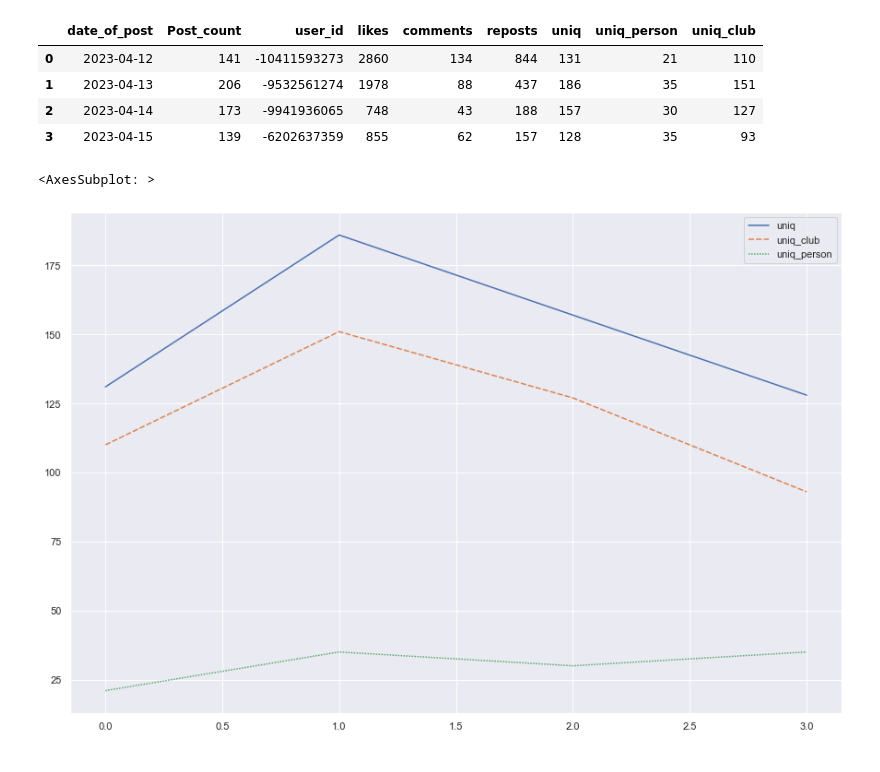
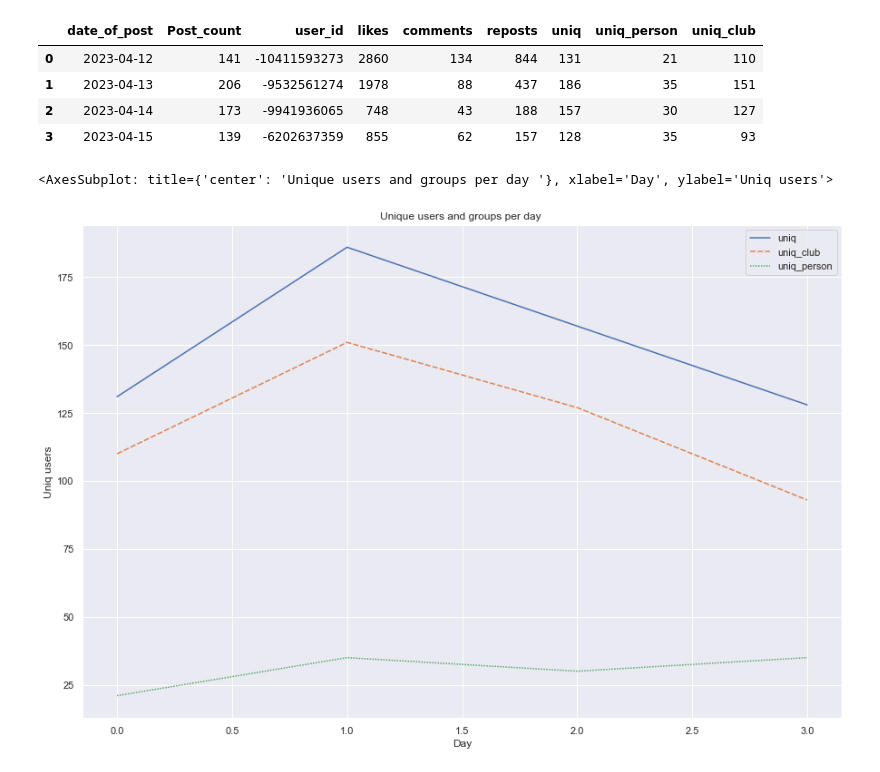
Before and after one commit to Romaman007/pro2, a Jupyter notebook: in_py/grap.ipynb, the cells around one changed output. Cells and saved outputs as stored; diff of their text form; code cells hidden in the pictures.

```diff
--- a/in_py/grap.ipynb
+++ b/in_py/grap.ipynb
@@ -337,7 +359,11 @@ df_temp1
 # %%
 plt.figure(figsize=(15, 10))
 sns.set_theme(style='darkgrid')
-sns.lineplot(data = df_temp1[['date_of_post','uniq','uniq_club','uniq_person']])
+ax=sns.lineplot(data = df_temp1[['date_of_post','uniq','uniq_club','uniq_person']])
+ax.set (xlabel='Day',
+ ylabel='Uniq users',
+ title='Unique users and groups per day ')
+ax
 # %% [output]
-<AxesSubplot: >
+<AxesSubplot: title={'center': 'Unique users and groups per day '}, xlabel='Day', ylabel='Uniq users'>
-[figure, old version]
+[figure, new version]
```
Also changed, not shown: parts of 9 cells of this notebook.
